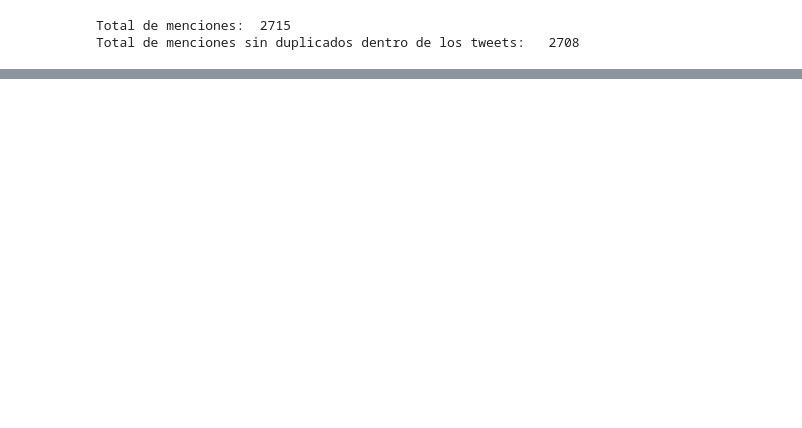
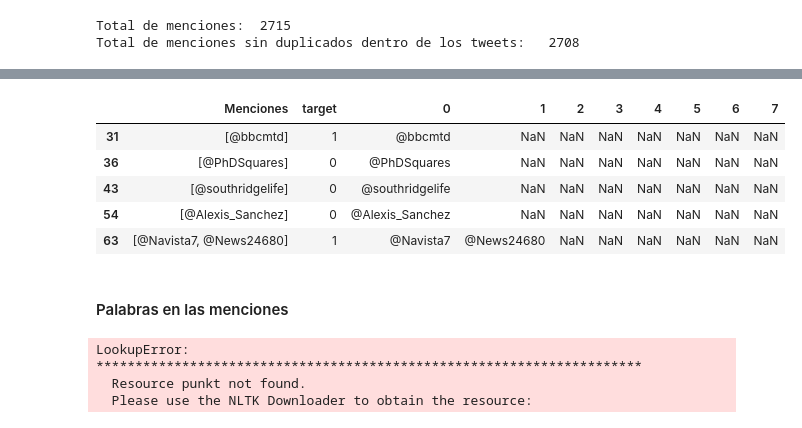
Before and after one commit to freedocx/CovidNPLDisaster, a Jupyter notebook: Javier/Analysis.ipynb, the cells around one changed output, grey strips where cells are left out. Saved outputs shown, nothing was run; the diff lists cells and outputs as text; code cells hidden in the pictures; blank space fills up the shorter version.

```diff
--- a/Javier/Analysis.ipynb
+++ b/Javier/Analysis.ipynb
@@ -214,3 +232,6 @@ menciones.loc[menciones["mencion_duplicada"]]
+# %%
+menciones.drop(columns = ["mencion_duplicada"],inplace=True)
+menciones["Menciones"] = menciones["Menciones"].apply(lambda x: list(set(x)))
 # %%
 pd.Series(menciones["Menciones"].sum()).value_counts()
 # %% [output]
@@ -257,0 +295,22 @@ plt.legend()
+# %%
+menciones_separadas = pd.concat([menciones,menciones["Menciones"].apply(lambda x: pd.Series(x))],axis=1)
+menciones_separadas.head()
+#menciones_separadas.loc[~menciones_separadas[3].isna()]
+# %% [output]
+|  | Menciones | target | 0 | 1 | 2 | 3 | 4 | 5 | 6 | 7 |
+| 31 | [@bbcmtd] | 1 | @bbcmtd | NaN | NaN | NaN | NaN | NaN | NaN | NaN |
+| 36 | [@PhDSquares] | 0 | @PhDSquares | NaN | NaN | NaN | NaN | NaN | NaN | NaN |
+| 43 | [@southridgelife] | 0 | @southridgelife | NaN | NaN | NaN | NaN | NaN | NaN | NaN |
+| 54 | [@Alexis_Sanchez] | 0 | @Alexis_Sanchez | NaN | NaN | NaN | NaN | NaN | NaN | NaN |
+| 63 | [@Navista7, @News24680] | 1 | @Navista7 | @News24680 | NaN | NaN | NaN | NaN | NaN | NaN |
+# %% [markdown]
+#### Palabras en las menciones
+# %%
+#[re.findall('[A-Z][^A-Z]*', x) for x in menciones["Menciones"].sum()]
+import nltk
+[nltk.word_tokenize(x) for x in menciones["Menciones"].sum()]
+# %% [output]
+LookupError:
+**********************************************************************
+  Resource punkt not found.
+  Please use the NLTK Downloader to obtain the resource:
```
Also changed, not shown: parts of 14 cells of this notebook.
